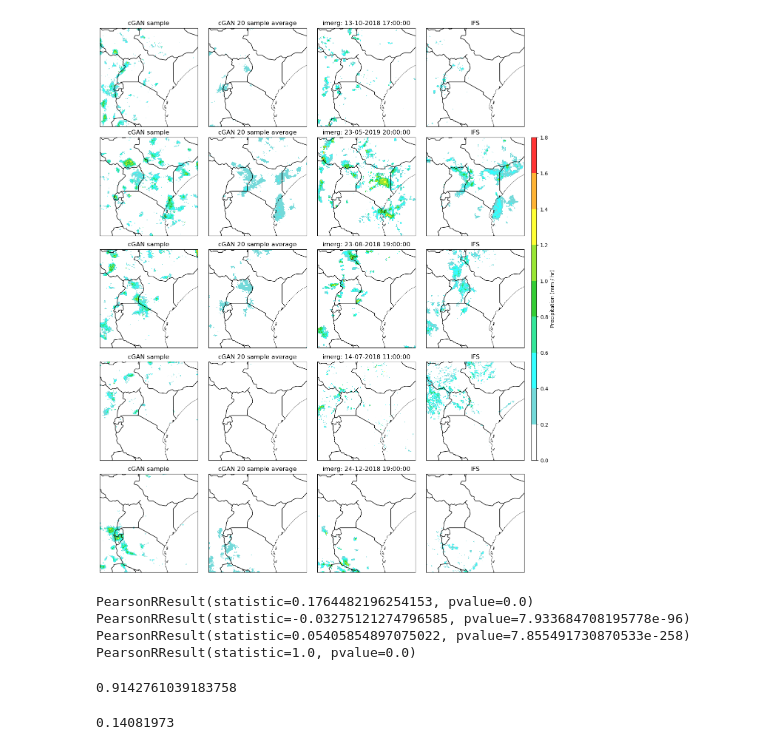
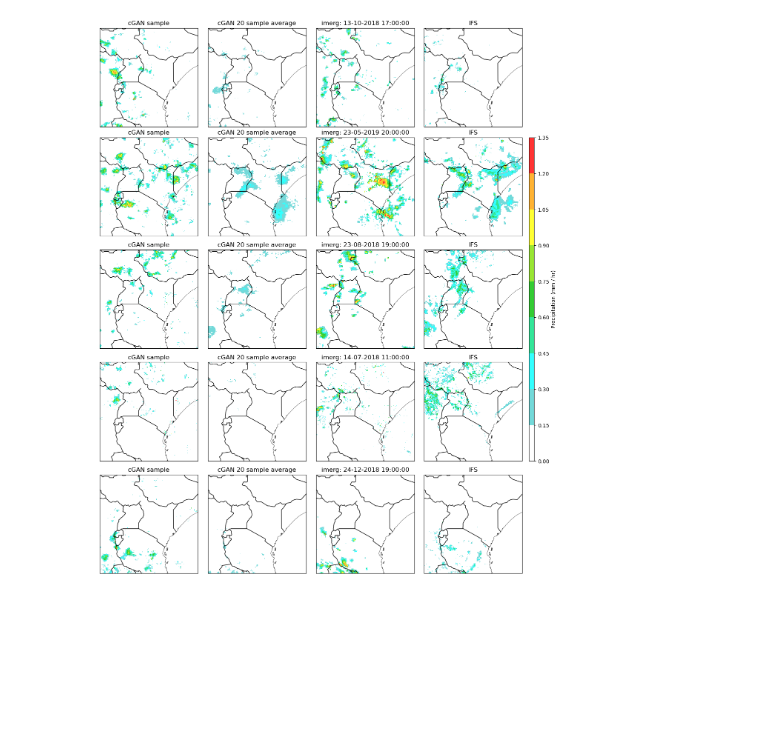
Before and after one commit to mlangguth89/downscaling-cgan, a Jupyter notebook: notebooks/plot_examples_from_model.ipynb, the cells around one changed output. Drawn from its saved outputs; the diff is of its cells as text; code cells hidden in the pictures; blank space fills up the shorter version.

```diff
--- a/notebooks/plot_examples_from_model.ipynb
+++ b/notebooks/plot_examples_from_model.ipynb
@@ -18,7 +21,7 @@ sys.path.insert(1, str(HOME))
 from dsrnngan import data,  utils, setupdata, read_config, plots
 from dsrnngan.noise import NoiseGenerator
 # %%
-gen = setupdata.load_model_from_folder(model_folder='/user/home/uz22147/logs/cgan/d34d309eb0e00b04', model_number=38400)
+gen = setupdata.load_model_from_folder(model_folder='/user/home/uz22147/logs/cgan/38fba564f1c9852b/')
 
 records_folder = '/user/work/uz22147/tfrecords/d34d309eb0e00b04/'
 data_gen_train, data_gen_valid = setupdata.load_data_from_folder('/user/work/uz22147/tfrecords/d34d309eb0e00b04/')
@@ -83,7 +83,7 @@ tp_index = data.all_ifs_fields.index('tp')
 
 spacing = 10
 units = "Rain rate [mm h$^{-1}$]"
-precip_levels=np.arange(0, 2, 0.2)
+precip_levels=np.arange(0, 1.5, 0.15)
 num_samples = 5
 num_rows = num_samples
 num_cols = 5
@@ -104,31 +104,31 @@ for row in tqdm(range(num_samples)):
                                                                         batch_size=1, denormalise_data=False,
                                                                         ensemble_size=ensemble_size)
     avg_img_gens = np.add.reduce([item[0, :, :,0] for item in img_gens]) / len(img_gens)
     date_str = dates[0].strftime('%d-%m-%Y') + f' {hours[0]}:00:00'
 
     # cGAN
     data_lookup = {'cgan_sample': {'data': img_gens[0][0, :, :, 0], 'title': 'cGAN sample'},
                    'cgan_mean': {'data': avg_img_gens, 'title': f'cGAN {ensemble_size} sample average'},
                    'imerg' : {'title': f"imerg: {date_str}", 'data': truth[0, :,:,0]},
                    'ifs': {'data': fcst[0, :, :, tp_index], 'title': 'IFS'}
                    }
     for col, (k, val) in enumerate(data_lookup.items()):
 
         ax = fig.add_subplot(gs[row, col], projection = ccrs.PlateCarree())
         im = plots.plot_precip(np_array=val['data'], ax=ax, levels=precip_levels)
         ax.set_title(val['title'])
 
 precip_cmap = ListedColormap(metpy_plots.ctables.colortables["precipitation"][:len(precip_levels)-1], 'precipitation')
 precip_norm = BoundaryNorm(precip_levels, precip_cmap.N)
 cbar_ax = fig.add_subplot(gs[1:-1 ,-1])
 # cb = mpl.colorbar.Colorbar(axd['cbar'], cmap=precip_cmap, norm=precip_norm)
 # cbar_ax = fig.add_axes([0.95, 0.0, 0.02, 0.95])
 cb = fig.colorbar(im, cax=cbar_ax, orientation='vertical', shrink = 0.2, aspect=20)
 
 # cb.ax.set_yticks(precip_levels)
 # cb.ax.set_yticklabels(precip_levels)
 # cb.ax.tick_params(axis='both', which='major')
 cb.ax.set_ylabel("Precipitation (mm / hr)")
 plt.savefig('cGAN_samples_IFS.png', dpi=fig.dpi)
 # %% [output]
-[figure, old version]
+[figure, new version]
@@ -179,20 +134,0 @@ persisted_vals = np.concatenate(persisted_list).flatten()
-# %%
-
-
-print(calculate_pearsonr(gan_vals, truth_vals))
-print(calculate_pearsonr(fcst_vals, truth_vals))
-print(calculate_pearsonr(persisted_vals, truth_vals))
-print(calculate_pearsonr(truth_vals, truth_vals))
-# %% [output]
-PearsonRResult(statistic=0.1764482196254153, pvalue=0.0)
-PearsonRResult(statistic=-0.03275121274796585, pvalue=7.933684708195778e-96)
-PearsonRResult(statistic=0.05405854897075022, pvalue=7.855491730870533e-258)
-PearsonRResult(statistic=1.0, pvalue=0.0)
-# %%
-np.sqrt(((truth_vals - fcst_vals)**2).mean())
-# %% [output]
-0.9142761039183758
-# %%
-np.sqrt(((truth_vals - gan_vals)**2).mean())
-# %% [output]
-0.14081973
```
Also changed, not shown: parts of 5 cells of this notebook, 8 other files.
